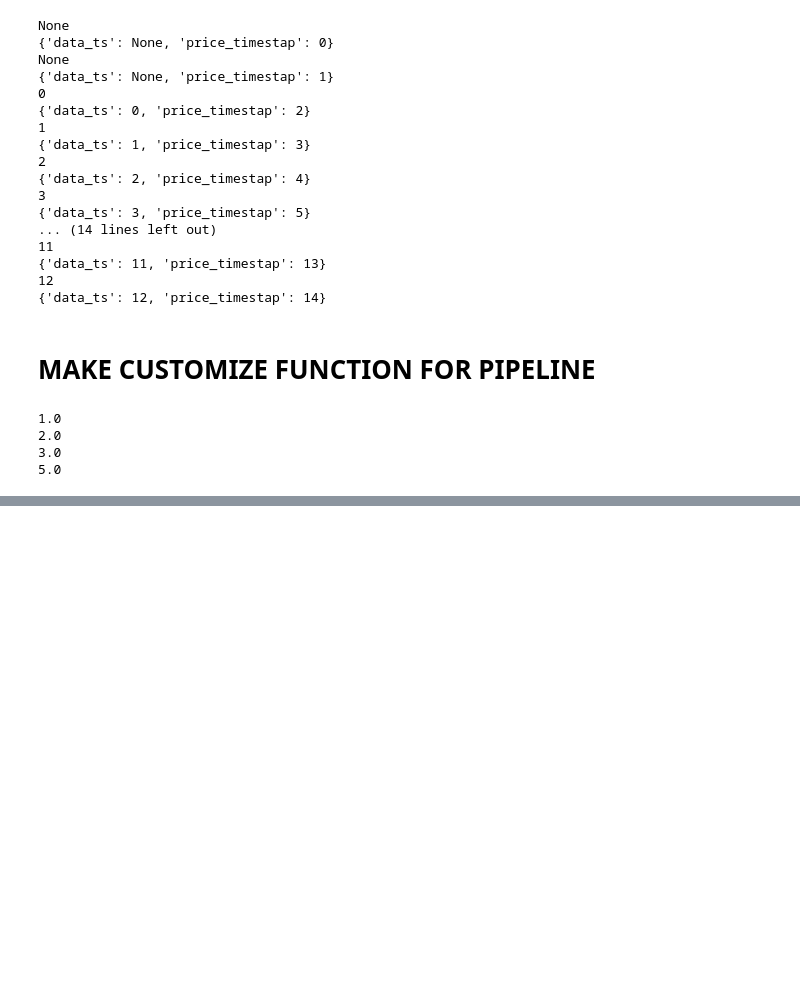
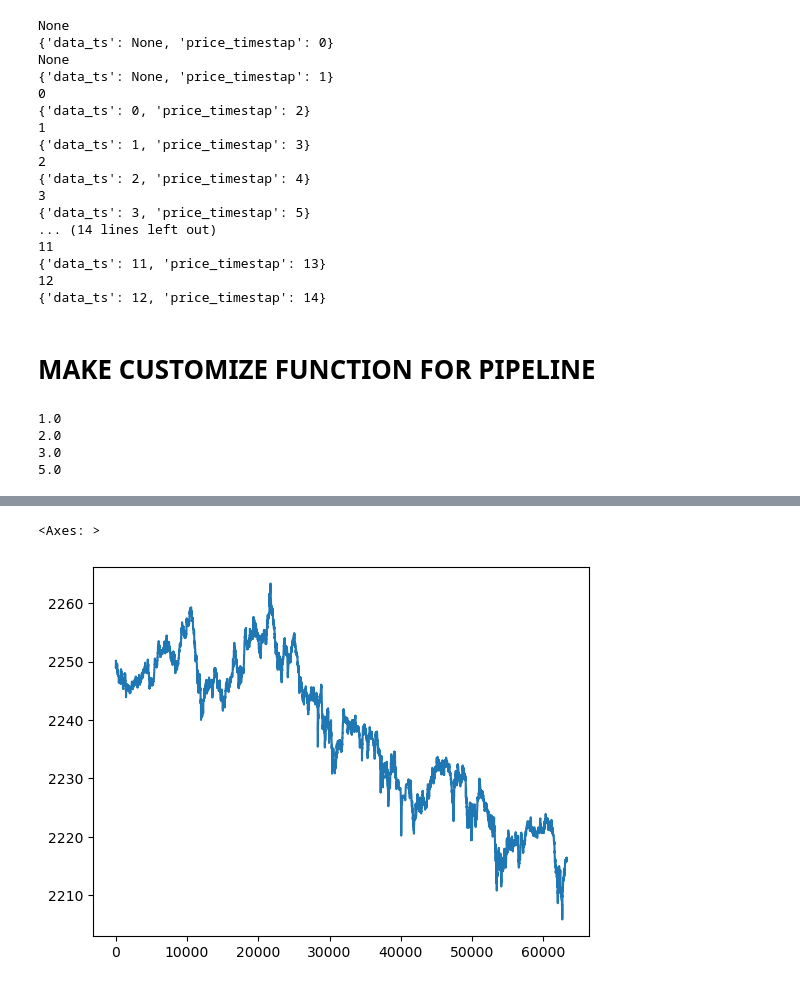
Before and after one commit to kimteespk/realtime-ml-crypto-with-offline-pred-as-attr, a Jupyter notebook: explore_data/check_data.ipynb, the cells around one changed output, grey strips where cells are left out. Drawn from its saved outputs; the diff is of its cells as text; code cells hidden in the pictures; blank space fills up the shorter version.

```diff
--- a/explore_data/check_data.ipynb
+++ b/explore_data/check_data.ipynb
@@ -517,0 +586,5 @@ for x in X:
+# %%
+df['lastPrice'].plot()
+# %% [output]
+<Axes: >
+[figure, added]
```
Also changed, not shown: parts of 8 cells of this notebook, 11 other files.
